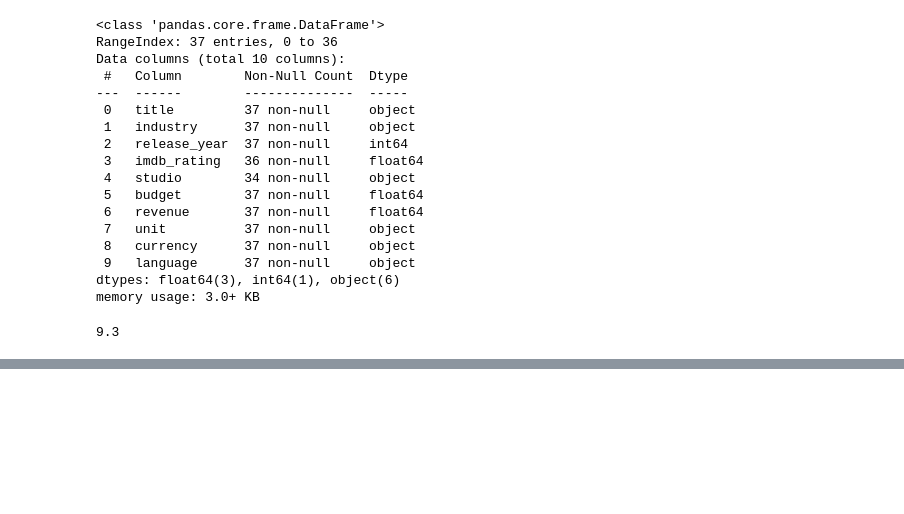
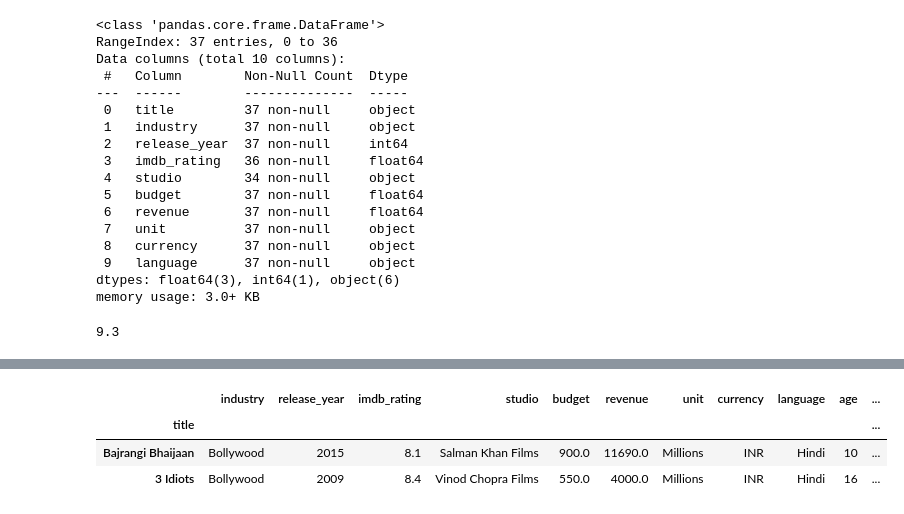
Before and after one commit to rifkyramdhani/data-engineering-bootcamp, a Jupyter notebook: Python/05. Python Basics EDA Using Pandas, Matplotlib, and Seaborn/02. Dataframe.ipynb, the cells around one changed output, grey strips where cells are left out. Cells and saved outputs as stored; diff of their text form; code cells hidden in the pictures; blank space fills up the shorter version.

```diff
--- a/Python/05. Python Basics EDA Using Pandas, Matplotlib, and Seaborn/02. Dataframe.ipynb
+++ b/Python/05. Python Basics EDA Using Pandas, Matplotlib, and Seaborn/02. Dataframe.ipynb
@@ -144,0 +198,7 @@ df.head()
+# %%
+df.loc[["Bajrangi Bhaijaan", "3 Idiots"]]
+# %% [output]
+|  | industry | release_year | imdb_rating | studio | budget | revenue | unit | currency | language | age | ... |
+| title |  |  |  |  |  |  |  |  |  |  | ... |
+| Bajrangi Bhaijaan | Bollywood | 2015 | 8.1 | Salman Khan Films | 900.0 | 11690.0 | Millions | INR | Hindi | 10 | ... |
+| 3 Idiots | Bollywood | 2009 | 8.4 | Vinod Chopra Films | 550.0 | 4000.0 | Millions | INR | Hindi | 16 | ... |
```
Also changed, not shown: parts of 8 cells of this notebook.
